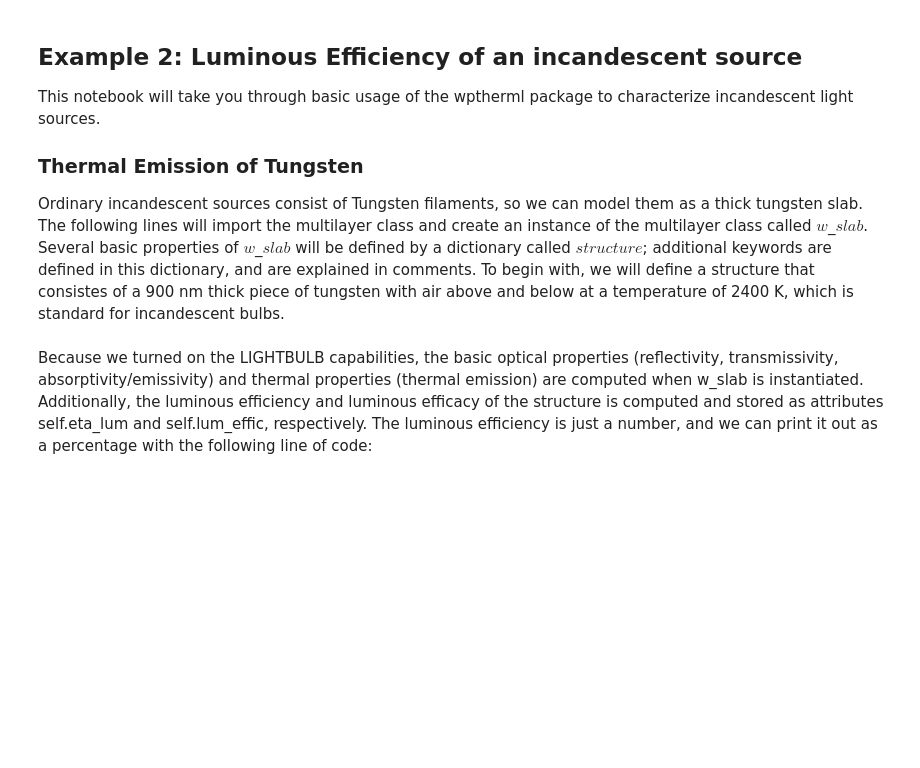
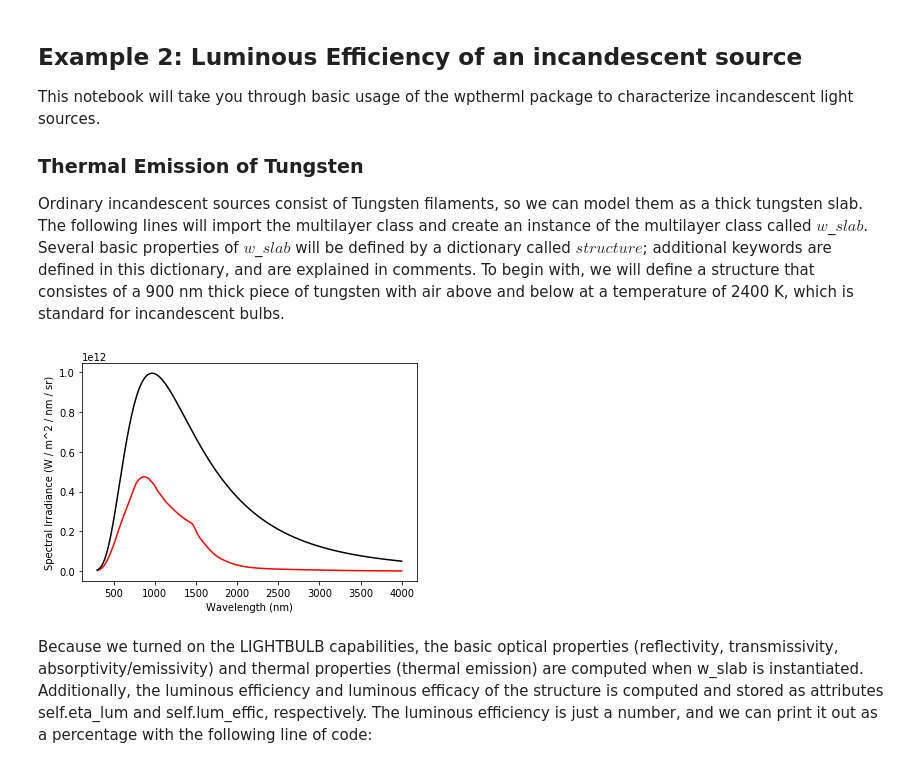
Before and after one commit to FoleyLab/wptherml_v1.0.0, a Jupyter notebook: Example2.ipynb, the cells around one changed output. Drawn from its saved outputs; the diff is of its cells as text; code cells hidden in the pictures; blank space fills up the shorter version.

```diff
--- a/Example2.ipynb
+++ b/Example2.ipynb
@@ -10,33 +10,35 @@ Several basic properties of $w$_$slab$ will be defined by a dictionary called $s
 # %%
 from wptherml.wpml import multilayer
 from matplotlib import pyplot as plt
 
 ### dictionary that stores basic properties
 ### of the multilayer structure you want to simulate
 structure = {
         ### computation mode - inline means the structure and calculation
         ### type will be determined from the values of this dictionary
         'mode': 'Inline',
         ### temperature of the structure - relevant for all thermal applications
         ### value is stored in attribute self.T
-        'Temperature': 2400,
+        'Temperature': 3000,
         ### actual materials the structure is made from
         ### values are stored in the attribute self.n
         'Material_List': ['Air', 'W', 'Air'],
         ### thickness of each layer... terminal layers must be set to zero
         ### values are stored in attribute self.d
         'Thickness_List': [0, 400e-9, 0],
          ### range of wavelengths optical properties will be calculated for
          ### values are stored in the array self.lam
         'Lambda_List': [300e-9, 4000e-9, 1000],
          ### The folloing entry will tell the computer to use the lightbulb functions to
          ### compute properties needed to characterize an incandescent source
          'LIGHTBULB': 1
 
         }
 
 ### create the instance called glass_slab
 w_slab = multilayer(structure)
+# %% [output]
+[figure, added]
 # %% [markdown]
 Because we turned on the LIGHTBULB capabilities, the basic optical properties (reflectivity, transmissivity, absorptivity/emissivity) and thermal properties (thermal emission) are computed when w_slab is instantiated.  Additionally, the luminous efficiency and luminous efficacy of the structure is computed and stored
 as attributes self.eta_lum and self.lum_effic, respectively.  The luminous
```
Also changed, not shown: parts of 3 cells of this notebook, 2 other files.
